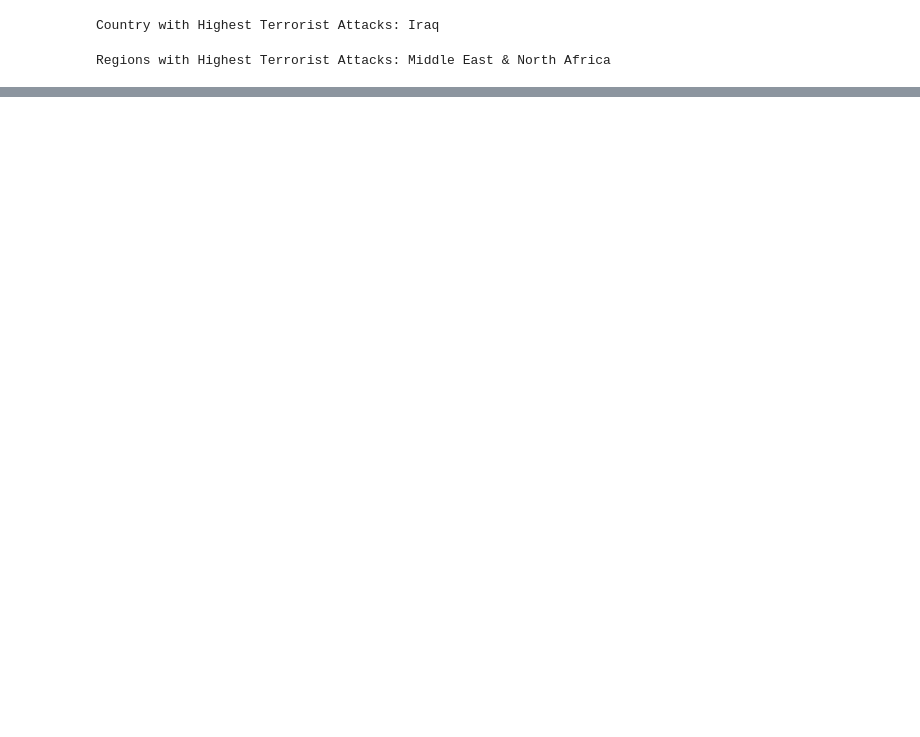
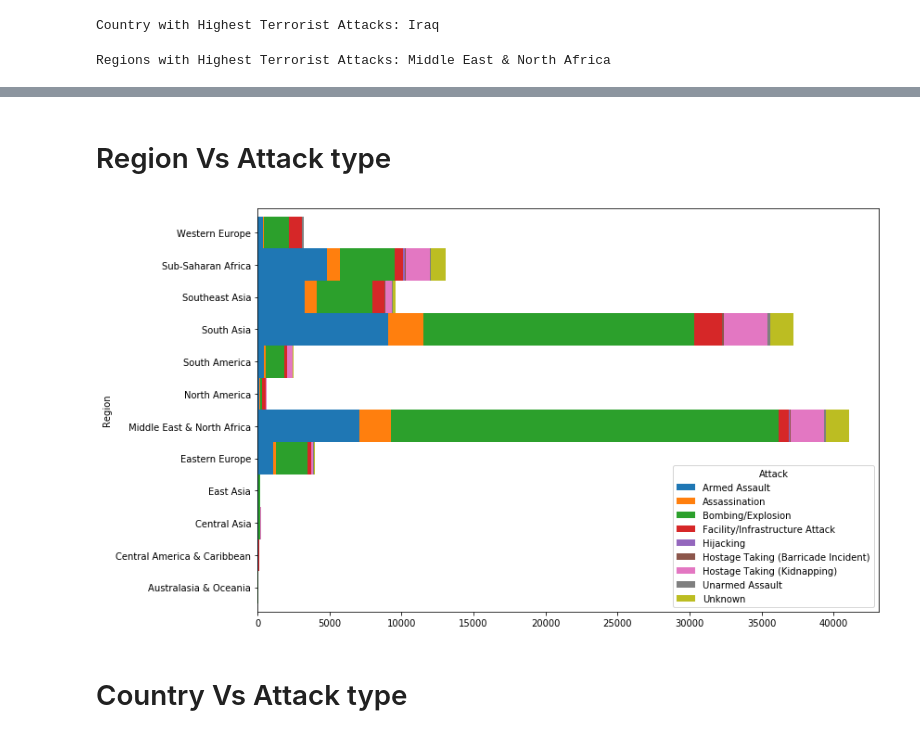
Before and after one commit to Gary-1606/Trial-BDAS, a Jupyter notebook: GlobalTerrorism.ipynb, the cells around one changed output, grey strips where cells are left out. Cells and saved outputs as stored; diff of their text form; code cells hidden in the pictures; blank space fills up the shorter version.

```diff
--- a/GlobalTerrorism.ipynb
+++ b/GlobalTerrorism.ipynb
@@ -411,0 +454,12 @@ Regions with Highest Terrorist Attacks: Middle East & North Africa
+# %% [markdown]
+# Region Vs Attack type
+# %%
+#Region vs Attack
+pd.crosstab(terrorismdf_pd.Region,terrorismdf_pd.Attack).plot.barh(stacked=True,width=1)
+fig=plt.gcf()
+fig.set_size_inches(12,8)
+plt.show()
+# %% [output]
+[figure, added]
+# %% [markdown]
+# Country Vs Attack type
```
Also changed, not shown: parts of 15 cells of this notebook.
